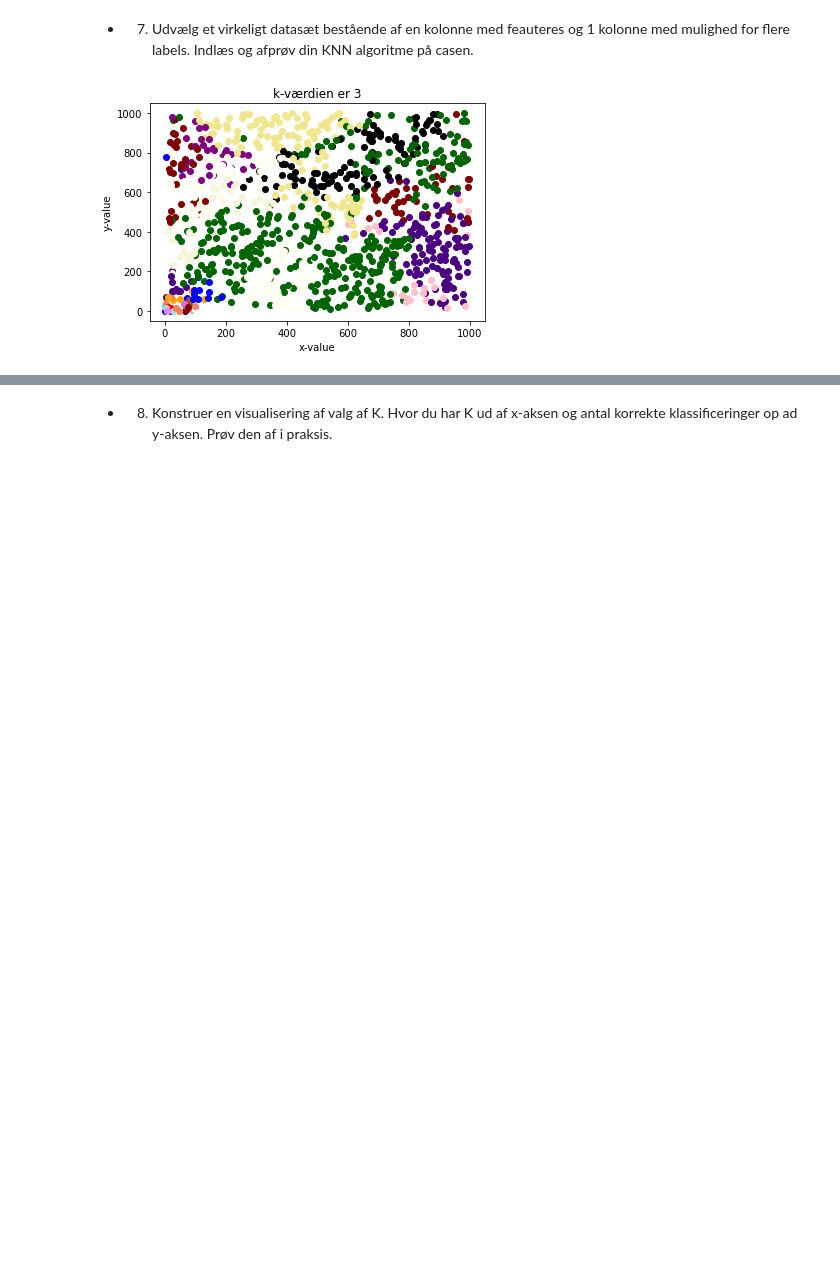
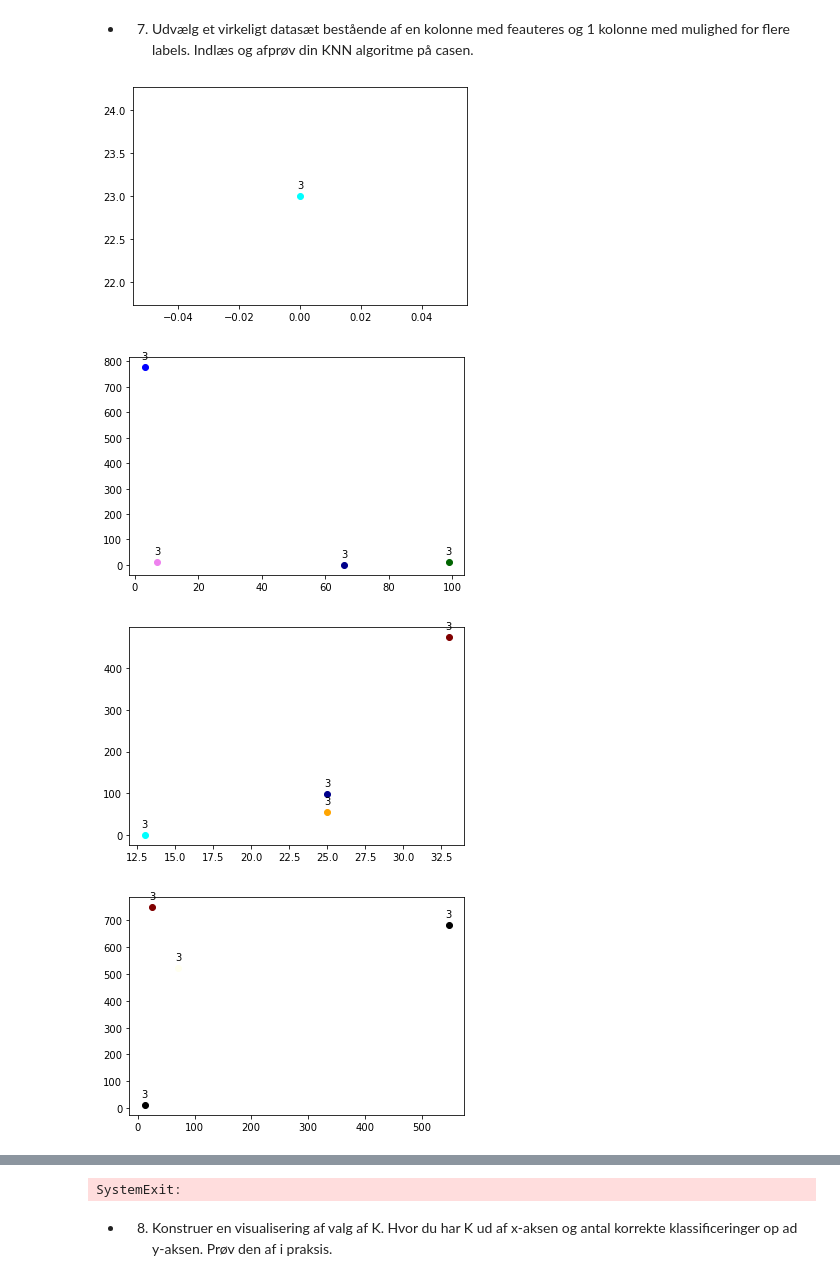
Before and after one commit to dendersen/inteligent-systems, a Jupyter notebook: del opgaver.ipynb, the cells around one changed output, grey strips where cells are left out. Drawn from its saved outputs; the diff is of its cells as text; code cells hidden in the pictures; blank space fills up the shorter version.

```diff
--- a/del opgaver.ipynb
+++ b/del opgaver.ipynb
@@ -109,9 +113,14 @@ print(((p.x,p.y),p.features[0]))
 # %%
 from plotingTools.randomData import randomPoints
 from dataCollection import data
+from knn.knn import Knn
 k = Knn(data,3)
 k.UpdateDataset(randomPoints(500,1000,10,1000,10))
+k.visualize()
 k.runData()
 k.visualize()
 # %% [output]
-[figure, old version]
+[figure, new version]
+[figure, added]
+[figure, added]
+[figure, added]
@@ -118,3 +135,4 @@ k.visualize()
+SystemExit:
 # %% [markdown]
 * 8. Konstruer en visualisering af valg af K. Hvor du har K ud af x-aksen og antal korrekte klassificeringer op ad y-aksen. Prøv den af i praksis.
 # %%
```
Also changed, not shown: parts of 2 cells of this notebook, 3 other files.
